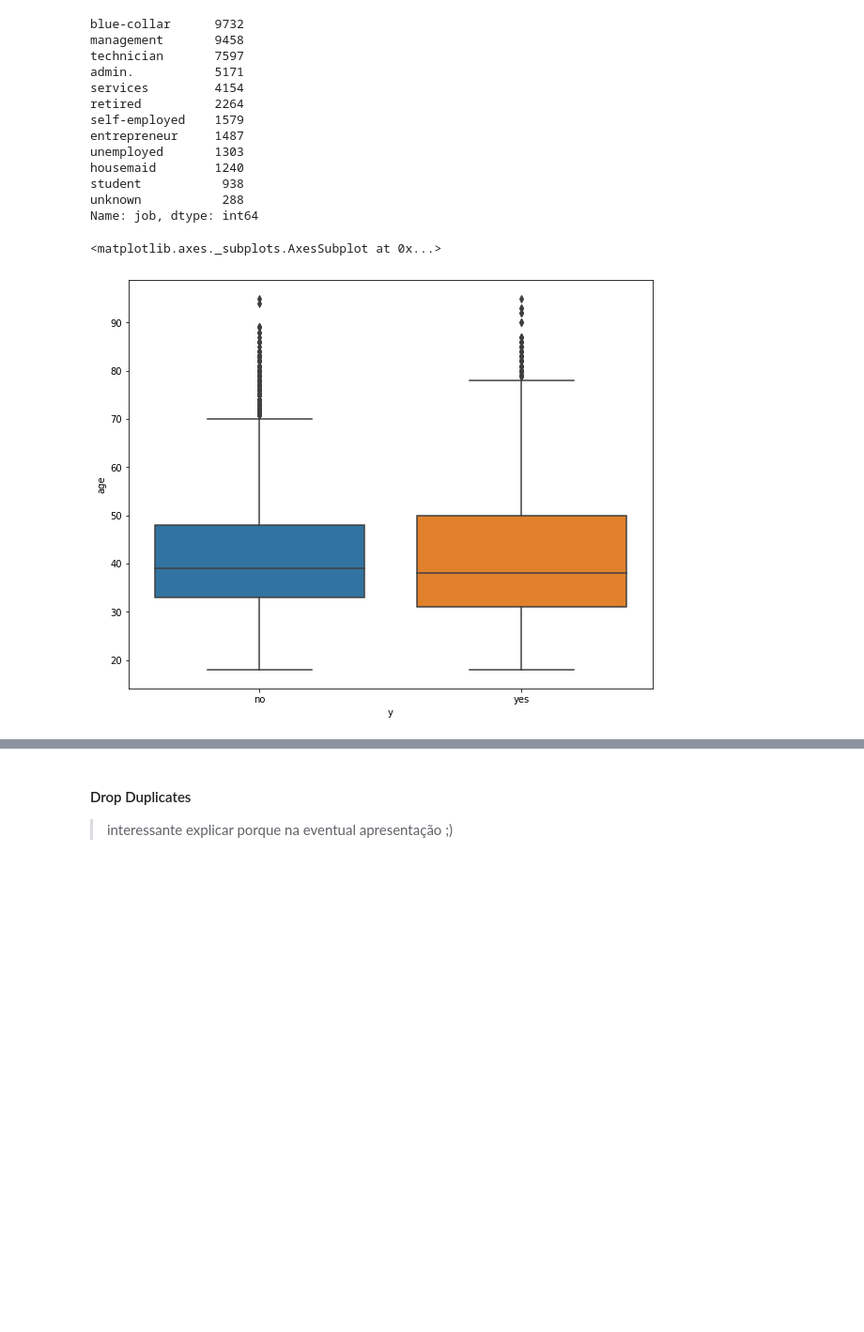
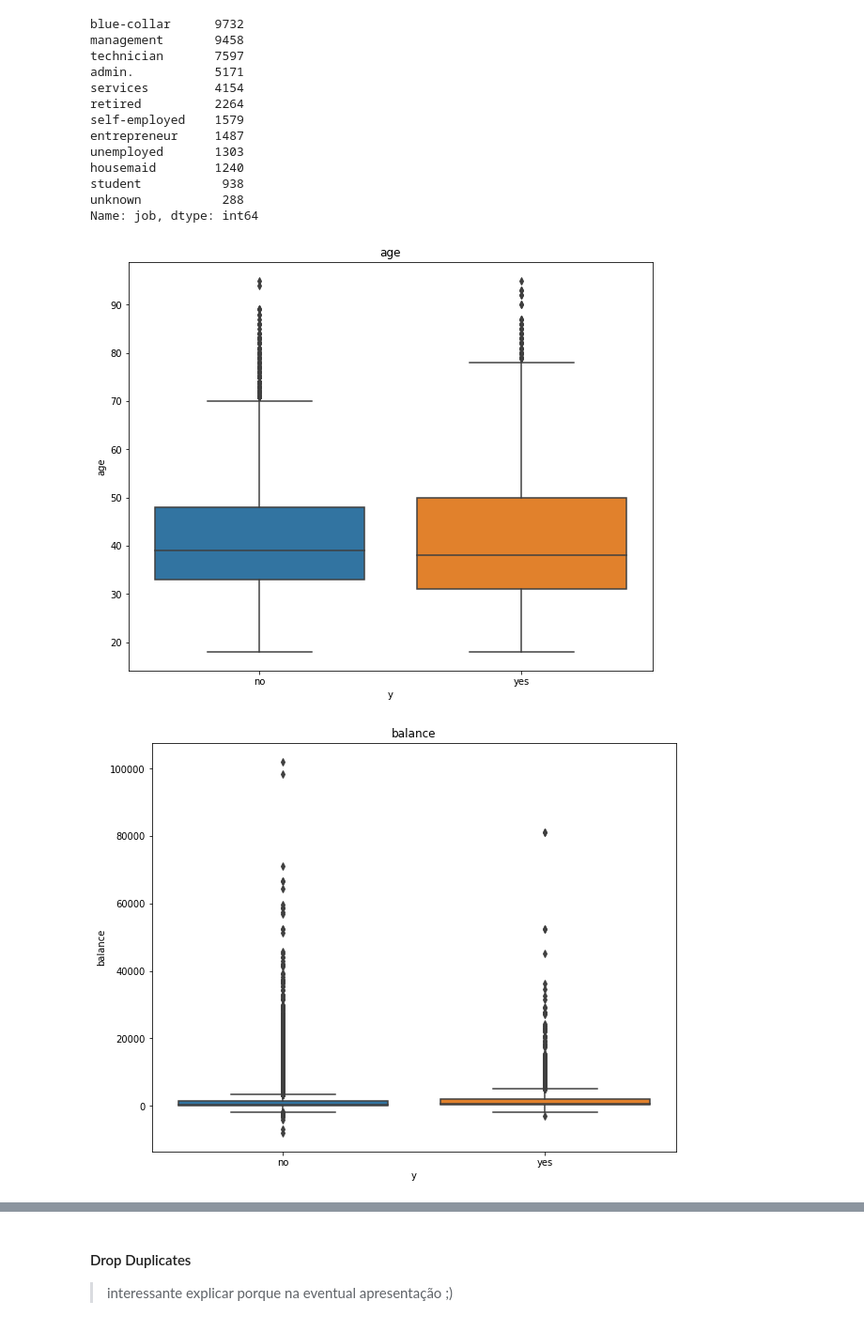
Before and after one commit to luis99fonseca/ED, a Jupyter notebook: ED - project01.ipynb, the cells around one changed output, grey strips where cells are left out. Shown at 94% size. Saved outputs shown, nothing was run; the diff lists cells and outputs as text; code cells hidden in the pictures; blank space fills up the shorter version.

```diff
--- a/ED - project01.ipynb
+++ b/ED - project01.ipynb
@@ -114,4 +126,5 @@ def group_by_feature(feature):
   plt.xlabel(feature)
   plt.ylabel("Frequency")
   plt.legend(['no', 'yes'])
+  plt.title('Feature ' + feature + " Frequency")
   plt.show()
@@ -129,0 +131,4 @@ etc etc
+# %%
+for col in data.columns:
+    if data[col].dtype != np.int64 and col != 'y':
+        group_by_feature(col)
@@ -146,8 +163,11 @@ unknown           288
 Name: job, dtype: int64
 # %%
 import seaborn as sns
-plt.figure(figsize=(10, 8))
-sns.boxplot(data=data, x="y", y="age")
+
+for col in data.columns:
+    if data[col].dtype == np.int64 and col != 'y':
+        plt.figure(figsize=(10, 8))
+        sns.boxplot(data=data, x="y", y=col).set_title(col)
 # %% [output]
-<matplotlib.axes._subplots.AxesSubplot at 0x...>
-[figure, old version]
+[figure, new version]
+[figure, added]
```
Also changed, not shown: parts of 36 cells of this notebook.
